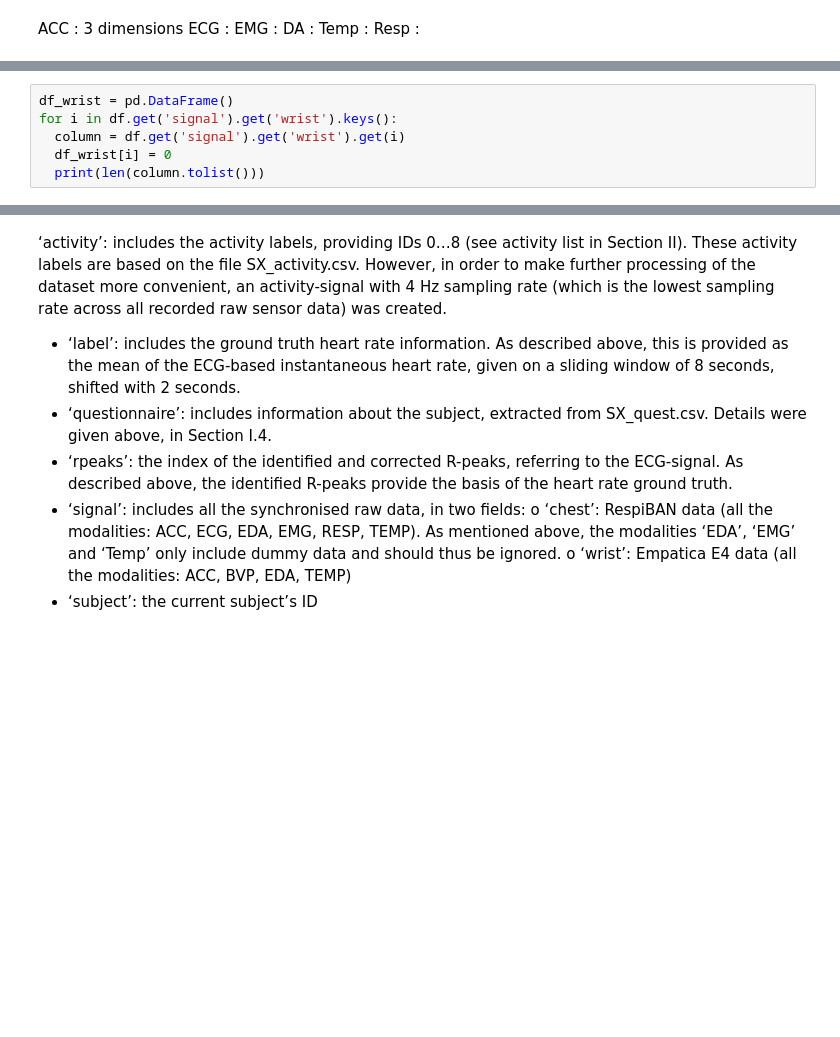
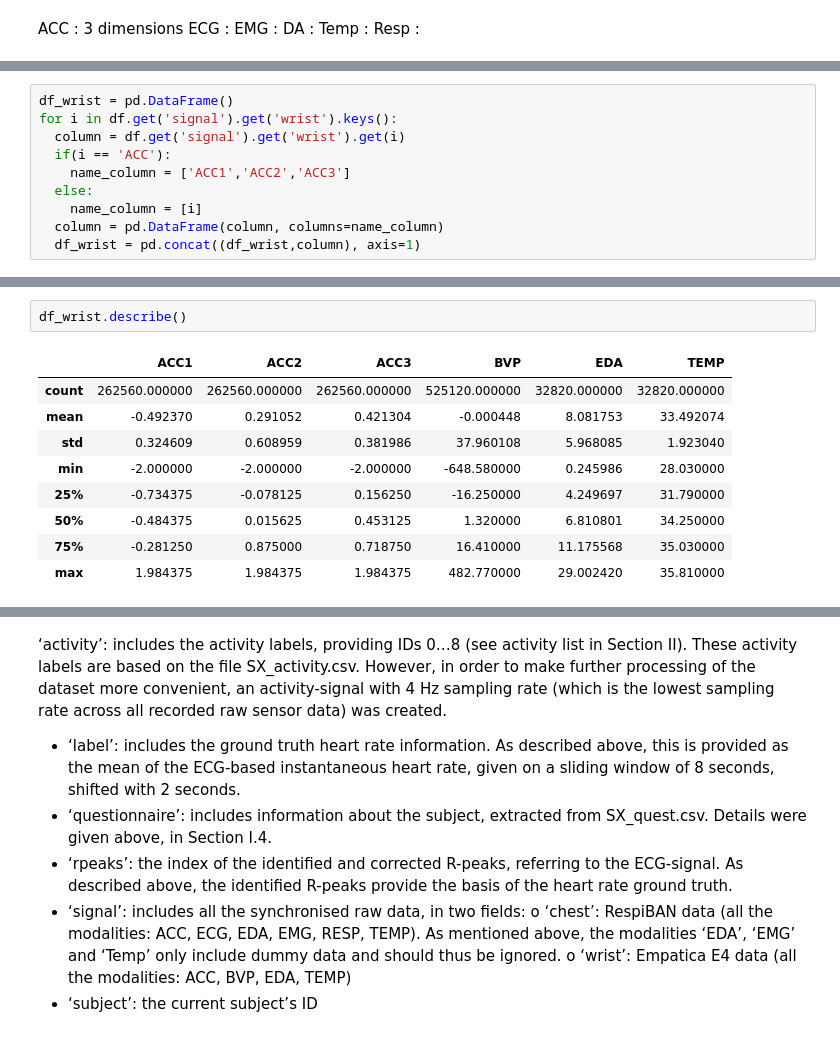
Before and after one commit to lydiasu1/pythonanalysis, a Jupyter notebook: Pythonanalysis.ipynb, the cells around one changed output, grey strips where cells are left out. Saved outputs shown, nothing was run; the diff lists cells and outputs as text; blank space fills up the shorter version.

```diff
--- a/Pythonanalysis.ipynb
+++ b/Pythonanalysis.ipynb
@@ -196,7 +225,11 @@ df_wrist
 df_wrist = pd.DataFrame()
 for i in df.get('signal').get('wrist').keys():
   column = df.get('signal').get('wrist').get(i)
-  df_wrist[i] = 0
-  print(len(column.tolist()))
+  if(i == 'ACC'):
+    name_column = ['ACC1','ACC2','ACC3']
+  else:
+    name_column = [i]
+  column = pd.DataFrame(column, columns=name_column)
+  df_wrist = pd.concat((df_wrist,column), axis=1)
 # %%
 df_wrist
@@ -203,3 +250,15 @@ df_wrist
+# %%
+df_wrist.describe()
+# %% [output]
+|  | ACC1 | ACC2 | ACC3 | BVP | EDA | TEMP |
+| count | 262560.000000 | 262560.000000 | 262560.000000 | 525120.000000 | 32820.000000 | 32820.000000 |
+| mean | -0.492370 | 0.291052 | 0.421304 | -0.000448 | 8.081753 | 33.492074 |
+| std | 0.324609 | 0.608959 | 0.381986 | 37.960108 | 5.968085 | 1.923040 |
+| min | -2.000000 | -2.000000 | -2.000000 | -648.580000 | 0.245986 | 28.030000 |
+| 25% | -0.734375 | -0.078125 | 0.156250 | -16.250000 | 4.249697 | 31.790000 |
+| 50% | -0.484375 | 0.015625 | 0.453125 | 1.320000 | 6.810801 | 34.250000 |
+| 75% | -0.281250 | 0.875000 | 0.718750 | 16.410000 | 11.175568 | 35.030000 |
+| max | 1.984375 | 1.984375 | 1.984375 | 482.770000 | 29.002420 | 35.810000 |
 # %%
 #fusion des datas sur les individus
 questionnaire = pd.DataFrame()
```
Also changed, not shown: parts of 16 cells of this notebook.
